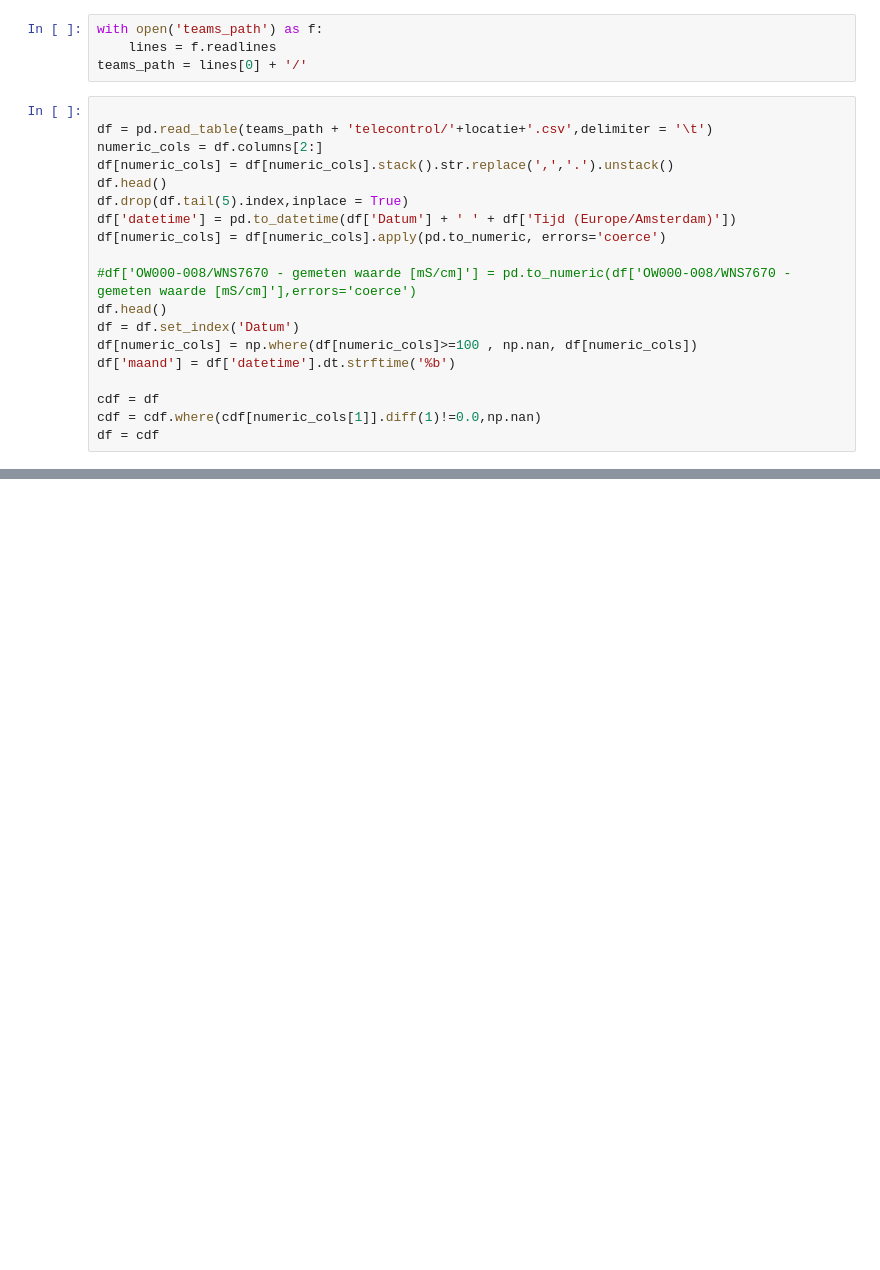
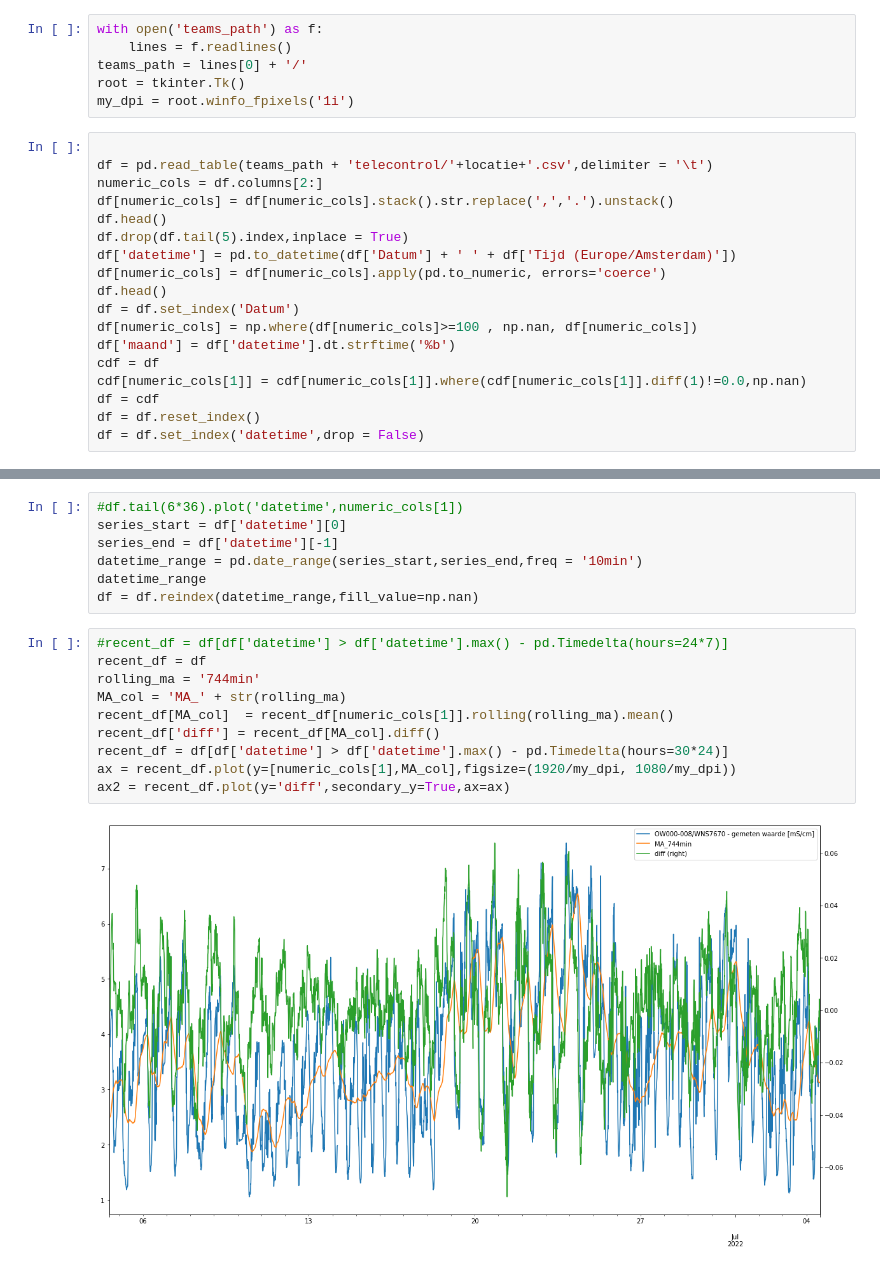
Before and after one commit to hhdelfland/zoutindringing-parksluizen, a Jupyter notebook: parser.ipynb, the cells around one changed output, grey strips where cells are left out. Cells and saved outputs as stored; diff of their text form; blank space fills up the shorter version.

Commit message:
Fixed missing values distance/ added empty rows to account for timestep/ added arima start

```diff
--- a/parser.ipynb
+++ b/parser.ipynb
@@ -18,8 +20,10 @@ locatie = 'parkhaven'
 pd.options.plotting.backend = "matplotlib"
 # %%
 with open('teams_path') as f:
-    lines = f.readlines
+    lines = f.readlines()
 teams_path = lines[0] + '/'
+root = tkinter.Tk()
+my_dpi = root.winfo_fpixels('1i')
 # %%
 
 df = pd.read_table(teams_path + 'telecontrol/'+locatie+'.csv',delimiter = '\t')
@@ -29,13 +33,12 @@ df.head()
 df.drop(df.tail(5).index,inplace = True)
 df['datetime'] = pd.to_datetime(df['Datum'] + ' ' + df['Tijd (Europe/Amsterdam)'])
 df[numeric_cols] = df[numeric_cols].apply(pd.to_numeric, errors='coerce')
-
-#df['OW000-008/WNS7670 - gemeten waarde [mS/cm]'] = pd.to_numeric(df['OW000-008/WNS7670 - gemeten waarde [mS/cm]'],errors='coerce')
 df.head()
 df = df.set_index('Datum')
 df[numeric_cols] = np.where(df[numeric_cols]>=100 , np.nan, df[numeric_cols])
 df['maand'] = df['datetime'].dt.strftime('%b')
-
 cdf = df
-cdf = cdf.where(cdf[numeric_cols[1]].diff(1)!=0.0,np.nan)
+cdf[numeric_cols[1]] = cdf[numeric_cols[1]].where(cdf[numeric_cols[1]].diff(1)!=0.0,np.nan)
 df = cdf
+df = df.reset_index()
+df = df.set_index('datetime',drop = False)
@@ -129,0 +124,19 @@ if save_quantile_plots:
+# %%
+#df.tail(6*36).plot('datetime',numeric_cols[1])
+series_start = df['datetime'][0]
+series_end = df['datetime'][-1]
+datetime_range = pd.date_range(series_start,series_end,freq = '10min')
+datetime_range
+df = df.reindex(datetime_range,fill_value=np.nan)
+# %%
+#recent_df = df[df['datetime'] > df['datetime'].max() - pd.Timedelta(hours=24*7)]
+recent_df = df
+rolling_ma = '744min'
+MA_col = 'MA_' + str(rolling_ma)
+recent_df[MA_col]  = recent_df[numeric_cols[1]].rolling(rolling_ma).mean()
+recent_df['diff'] = recent_df[MA_col].diff()
+recent_df = df[df['datetime'] > df['datetime'].max() - pd.Timedelta(hours=30*24)]
+ax = recent_df.plot(y=[numeric_cols[1],MA_col],figsize=(1920/my_dpi, 1080/my_dpi))
+ax2 = recent_df.plot(y='diff',secondary_y=True,ax=ax)
+# %% [output]
+[figure, added]
```
Also changed, not shown: parts of 8 cells of this notebook.
